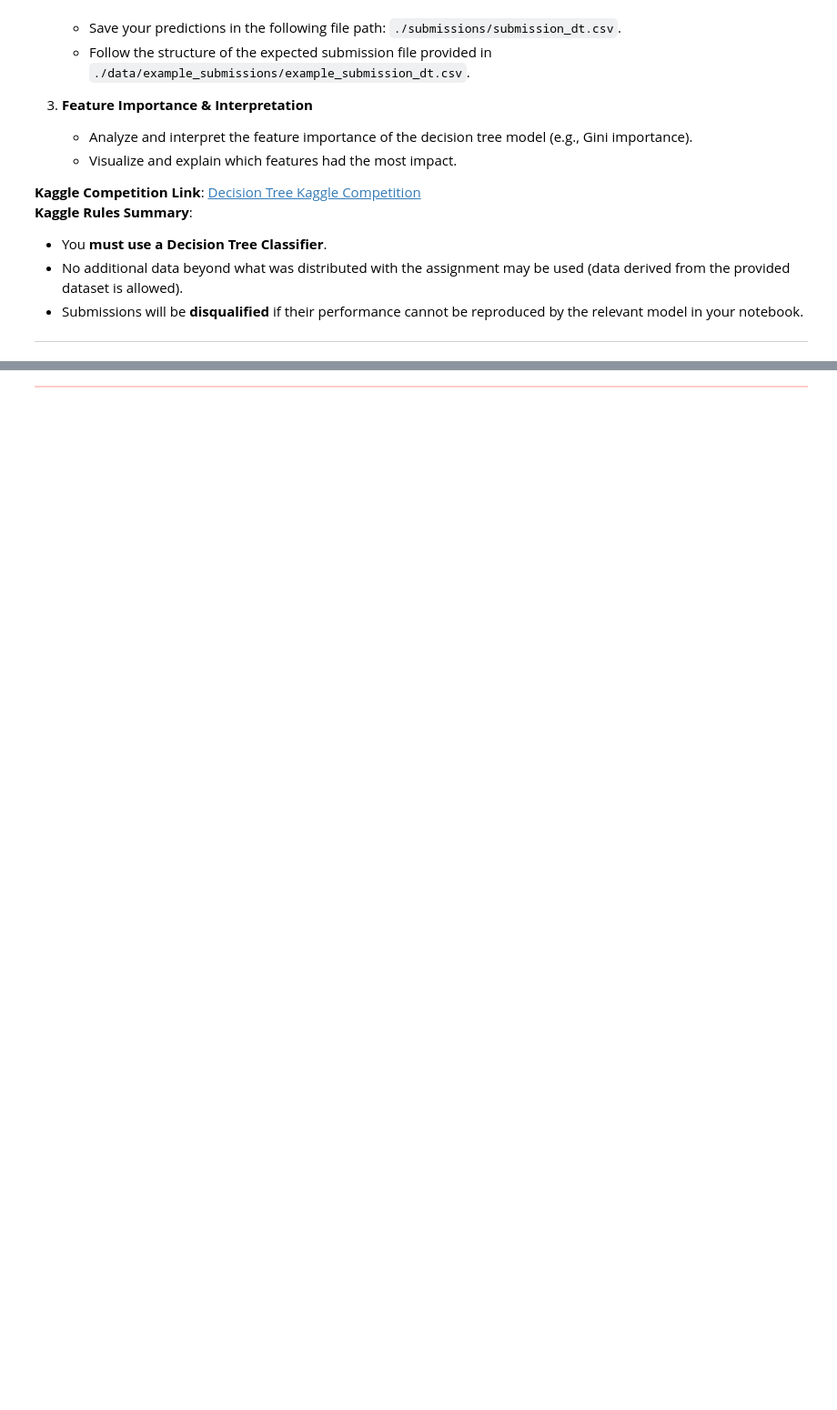
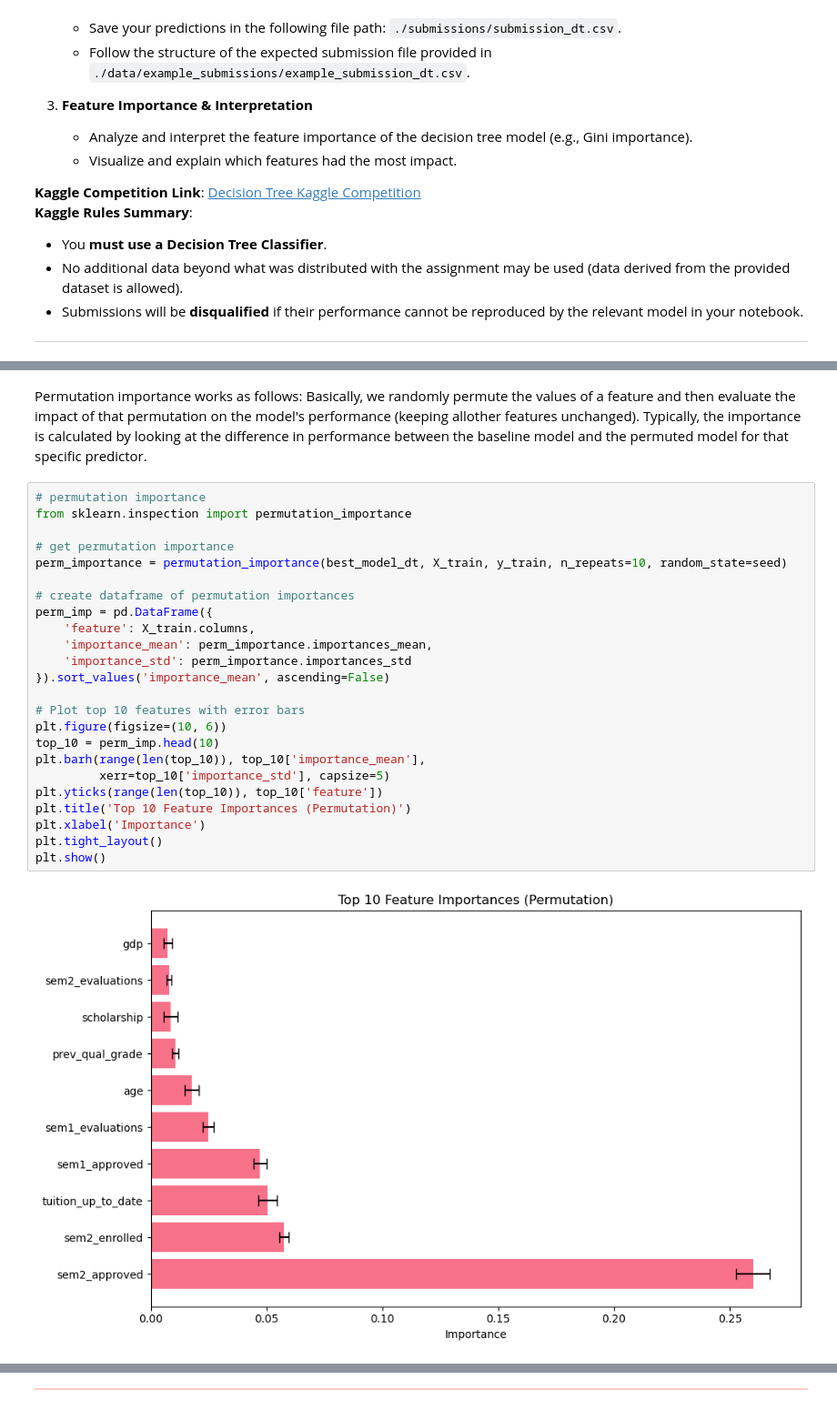
Before and after one commit to julienberman/CS-109a, a Jupyter notebook: psets/cs1090a_hw5/cs1090a_hw5.ipynb, the cells around one changed output, grey strips where cells are left out. Shown at 91% size. Drawn from its saved outputs; the diff is of its cells as text; blank space fills up the shorter version.

```diff
--- a/psets/cs1090a_hw5/cs1090a_hw5.ipynb
+++ b/psets/cs1090a_hw5/cs1090a_hw5.ipynb
@@ -897,0 +981,28 @@ Develop a Decision Tree Classifier to predict student outcomes. You are expected
+# %% [markdown]
+Permutation importance works as follows: Basically, we randomly permute the values of a feature and then evaluate the impact of that permutation on the model's performance (keeping allother features unchanged). Typically, the importance is calculated by looking at the difference in performance between the baseline model and the permuted model for that specific predictor.
+# %%
+# permutation importance
+from sklearn.inspection import permutation_importance
+
+# get permutation importance
+perm_importance = permutation_importance(best_model_dt, X_train, y_train, n_repeats=10, random_state=seed)
+
+# create dataframe of permutation importances
+perm_imp = pd.DataFrame({
+    'feature': X_train.columns,
+    'importance_mean': perm_importance.importances_mean,
+    'importance_std': perm_importance.importances_std
+}).sort_values('importance_mean', ascending=False)
+
+# Plot top 10 features with error bars
+plt.figure(figsize=(10, 6))
+top_10 = perm_imp.head(10)
+plt.barh(range(len(top_10)), top_10['importance_mean'],
+         xerr=top_10['importance_std'], capsize=5)
+plt.yticks(range(len(top_10)), top_10['feature'])
+plt.title('Top 10 Feature Importances (Permutation)')
+plt.xlabel('Importance')
+plt.tight_layout()
+plt.show()
+# %% [output]
+[figure, added]
```
Also changed, not shown: parts of 39 cells of this notebook, 3 other files.
